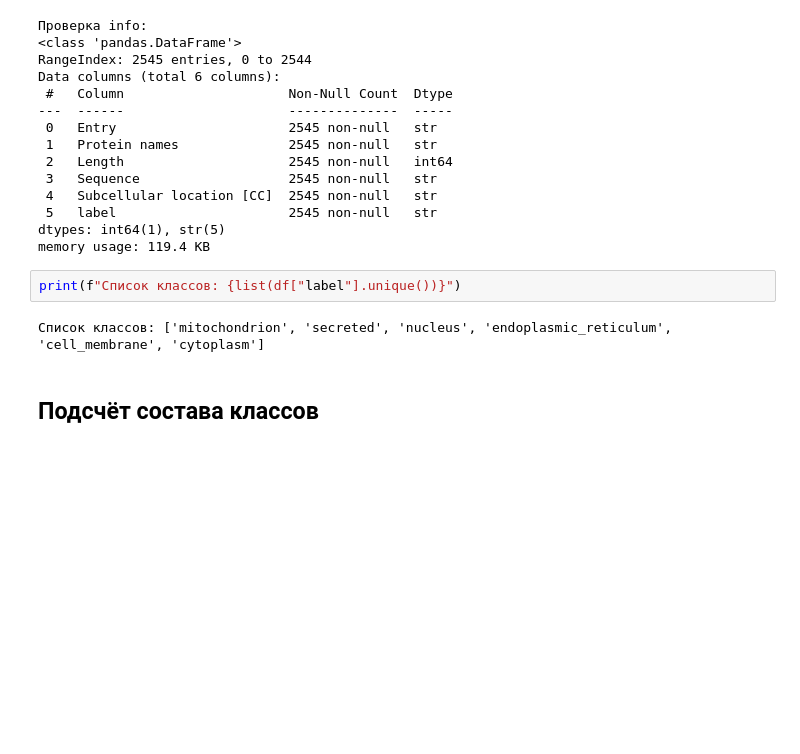
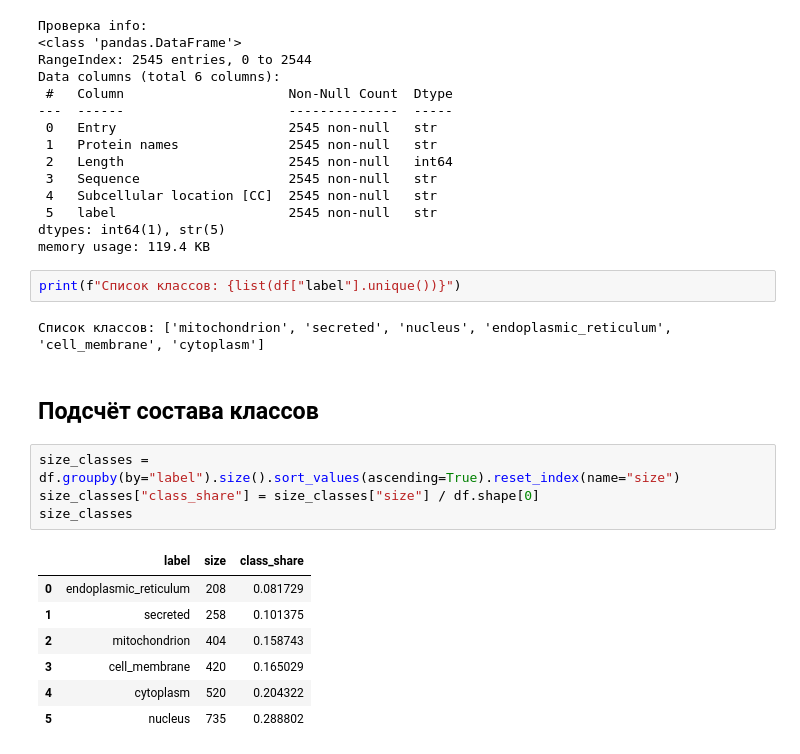
Before and after one commit to EnemyOfDeath7/protein-localization-project, a Jupyter notebook: notebooks/03_eda.ipynb, the cells around one changed output. Saved outputs shown, nothing was run; the diff lists cells and outputs as text; blank space fills up the shorter version.

```diff
--- a/notebooks/03_eda.ipynb
+++ b/notebooks/03_eda.ipynb
@@ -54,3 +54,15 @@ print(f"Список классов: {list(df["label"].unique())}")
 Список классов: ['mitochondrion', 'secreted', 'nucleus', 'endoplasmic_reticulum', 'cell_membrane', 'cytoplasm']
 # %% [markdown]
 ## Подсчёт состава классов
+# %%
+size_classes = df.groupby(by="label").size().sort_values(ascending=True).reset_index(name="size")
+size_classes["class_share"] = size_classes["size"] / df.shape[0]
+size_classes
+# %% [output]
+|  | label | size | class_share |
+| 0 | endoplasmic_reticulum | 208 | 0.081729 |
+| 1 | secreted | 258 | 0.101375 |
+| 2 | mitochondrion | 404 | 0.158743 |
+| 3 | cell_membrane | 420 | 0.165029 |
+| 4 | cytoplasm | 520 | 0.204322 |
+| 5 | nucleus | 735 | 0.288802 |
```
Also changed, not shown: parts of 3 cells of this notebook.
